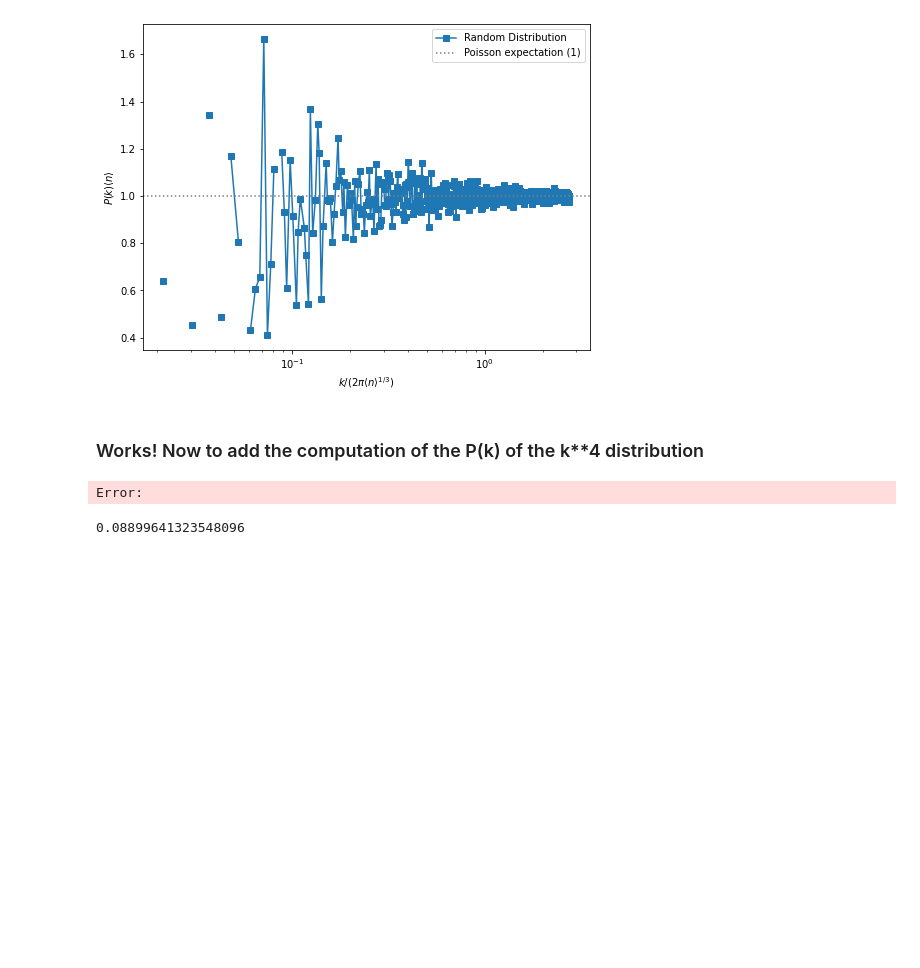
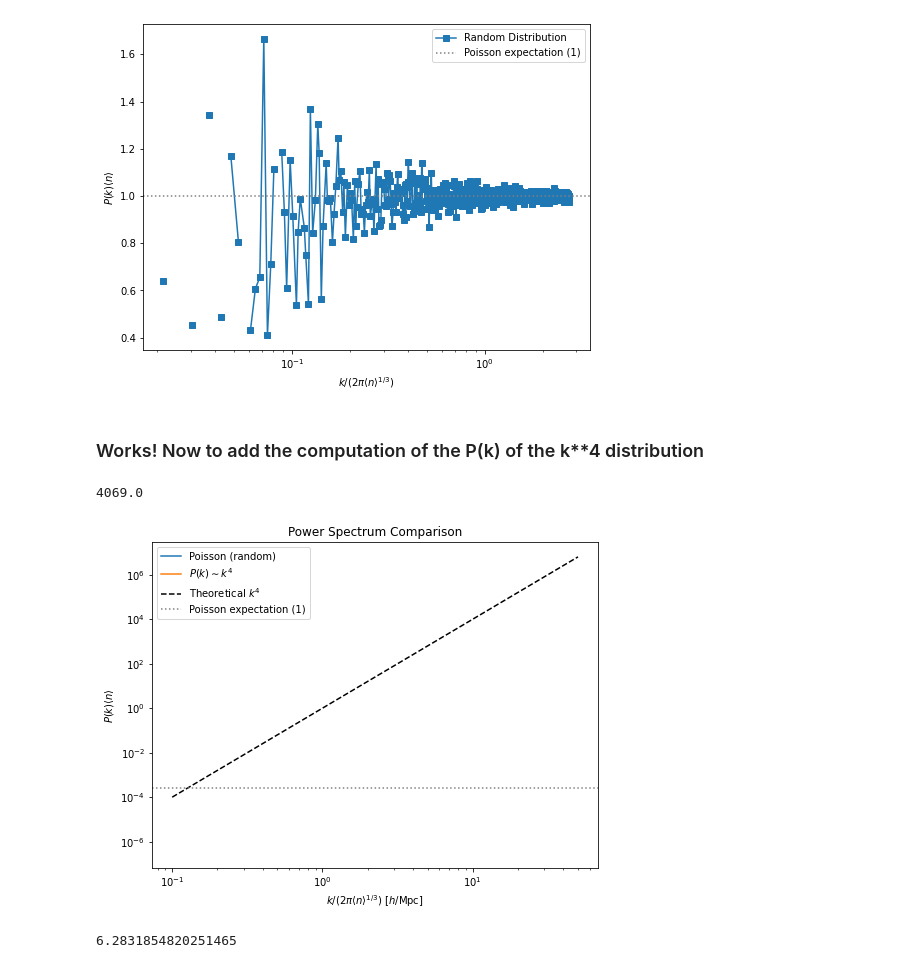
Before and after one commit to FedeDavilaKurban/filbao, a Jupyter notebook: glass.ipynb, the cells around one changed output. Drawn from its saved outputs; the diff is of its cells as text; code cells hidden in the pictures; blank space fills up the shorter version.

```diff
--- a/glass.ipynb
+++ b/glass.ipynb
@@ -497,10 +497,11 @@ import matplotlib.pyplot as plt
 from nbodykit.lab import ArrayCatalog, FFTPower
 
 # Parameters
-L = 100           # Box size
-N_points = 500_000   # Number of particles
-Nmesh = 128        # Grid resolution
+L = 1          # Box size
+N_points = 4069   # Number of particles
+Nmesh = 64        # Grid resolution
 nmean = N_points / L**3  # Mean density
+print(nmean)
 
 # =================================================================
 # Generate a Gaussian field with P(k) ~ k^4
@@ -511,7 +512,7 @@ def generate_k4_field(L, Nmesh, seed=42):
     k_freq = np.fft.fftfreq(Nmesh, d=L/Nmesh) * 2 * np.pi
     kx, ky, kz = np.meshgrid(k_freq, k_freq, k_freq, indexing="ij")
     k = np.sqrt(kx**2 + ky**2 + kz**2)
-    k[0, 0, 0] = 1.0  # Avoid division by zero
+    k[0, 0, 0] = 1e-10  # Avoid division by zero
 
     # Generate Gaussian field with P(k) ~ k^4
     phases = np.exp(2j * np.pi * np.random.rand(Nmesh, Nmesh, Nmesh))
@@ -530,17 +531,18 @@ delta = delta / np.std(delta)  # Normalize to unit variance
 # Sample particles deterministically (avoid log-normal and Poisson)
 # =================================================================
 # Rescale δ to ensure 1 + δ > 0 everywhere
-delta_min = np.min(delta)
-delta = delta - delta_min + 1e-6  # Ensure δ + offset > 0
-rho = 1.0 + delta  # Density field ρ(x) = 1 + δ(x)
+#delta_min = np.min(delta)
+#delta = delta - delta_min + 1e-6  # Ensure δ + offset > 0
+rho = nmean*(1.0 + delta)  # Density field ρ(x) = <ρ(x)>*(1 + δ(x))
 
 # Assign particles proportionally to ρ(x) using deterministic sampling
 prob = rho.flatten() / np.sum(rho)
 cumulative_prob = np.cumsum(prob)
+cumulative_prob /= cumulative_prob[-1]  # Normalize to [0, 1]
 
 # Generate deterministic particle indices
 grid_indices = np.arange(Nmesh**3)
-indices = np.searchsorted(cumulative_prob, np.linspace(0, 1, N_points, endpoint=False))
+indices = np.searchsorted(cumulative_prob, np.linspace(0, 1, int(N_points/1), endpoint=True))
 x, y, z = np.unravel_index(indices, (Nmesh, Nmesh, Nmesh))
 
 # Convert grid indices to physical coordinates
@@ -551,40 +553,44 @@ positions = np.column_stack([
 ])
 
 # =================================================================
 # Compute power spectra
 # =================================================================
 def compute_power(positions, label, color):
+
+    assert np.all(positions >= 0) and np.all(positions <= L), "Positions are out of bounds."
+
     cat = ArrayCatalog({'Position': positions})
     mesh = cat.to_mesh(Nmesh=Nmesh, BoxSize=L, resampler='tsc', compensated=True)
-    result = FFTPower(mesh, mode='1d', dk=0.05, kmin=0.001)
+    result = FFTPower(mesh, mode='1d', dk=0.05, kmin=0.0001)
     Pk = result.power
     plt.plot(Pk['k'], Pk['power'].real, '-', color=color, label=label)
     return Pk
 
 plt.figure(figsize=(8, 6))
 
 # Plot Poisson catalog (for comparison)
-particle_positions_poisson = L * np.random.rand(N_points, 3)
+particle_positions_poisson = L * np.random.rand(int(N_points/1), 3)
 compute_power(particle_positions_poisson, 'Poisson (random)', 'C0')
 
 # Plot k^4 catalog
 Pk = compute_power(positions, r'$P(k) \sim k^4$', 'C1')
 
 # Theoretical lines
-k = np.logspace(-1, np.log10(3.0), 100) #/(np.pi*nmean**(1./3))
-#plt.plot(k, (k**4), 'k--', label=r'Theoretical $k^4$')
-plt.axhline(1./nmean, color='gray', linestyle=':', label='Poisson expectation (1)')
+k = np.logspace(-1, np.log10((np.pi*nmean**(1./3))), 100) #/(np.pi*nmean**(1./3))
+plt.plot(k, (k**4), 'k--', label=r'Theoretical $k^4$')
+plt.axhline(1./nmean*1, color='gray', linestyle=':', label='Poisson expectation (1)')
 
 plt.xscale('log')
 plt.yscale('log')
 plt.xlabel(r'$k / (2\pi\langle n \rangle^{1/3}) \ [h/\mathrm{Mpc}]$')
 plt.ylabel(r'$P(k) \langle n \rangle$')
 plt.title('Power Spectrum Comparison')
 plt.legend()
 plt.show()
 # %% [output]
-Error:
+4069.0
+[figure, added]
 # %%
 np.nanmin(Pk['k'])
 # %% [output]
-0.08899641323548096
+6.2831854820251465
```
Also changed, not shown: parts of 2 cells of this notebook, 2 other files.
